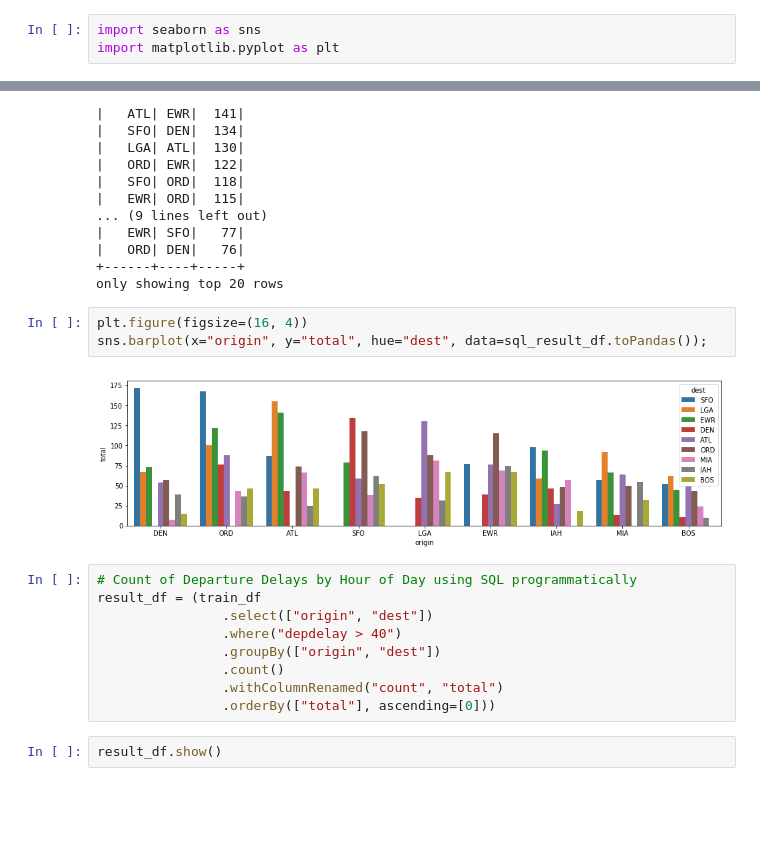
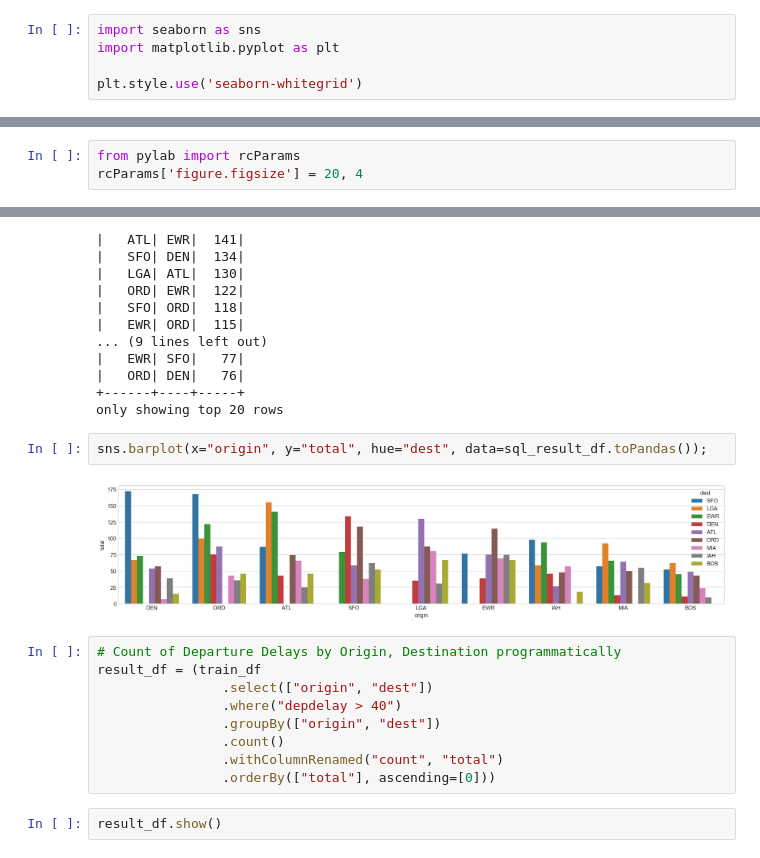
Before and after one commit to anindya-saha/zeppelin-spark-projects, a Jupyter notebook: predicting-flight-delay.ipynb, the cells around one changed output, grey strips where cells are left out. Cells and saved outputs as stored; diff of their text form; blank space fills up the shorter version.

```diff
--- a/predicting-flight-delay.ipynb
+++ b/predicting-flight-delay.ipynb
@@ -10,5 +99,7 @@ from pyspark.sql.types import *
 # %%
 import seaborn as sns
 import matplotlib.pyplot as plt
+
+plt.style.use('seaborn-whitegrid')
 # %%
 %matplotlib inline
@@ -14,0 +107,3 @@ import matplotlib.pyplot as plt
+# %%
+from pylab import rcParams
+rcParams['figure.figsize'] = 20, 4
@@ -519,12 +633,11 @@ sql_result_df.show()
 +------+----+-----+
 only showing top 20 rows
 # %%
-plt.figure(figsize=(16, 4))
 sns.barplot(x="origin", y="total", hue="dest", data=sql_result_df.toPandas());
 # %% [output]
-[figure, old version]
+[figure, new version]
 # %%
-# Count of Departure Delays by Hour of Day using SQL programmatically
+# Count of Departure Delays by Origin, Destination programmatically
 result_df = (train_df
                 .select(["origin", "dest"])
                 .where("depdelay > 40")
```
Also changed, not shown: parts of 204 cells of this notebook.
